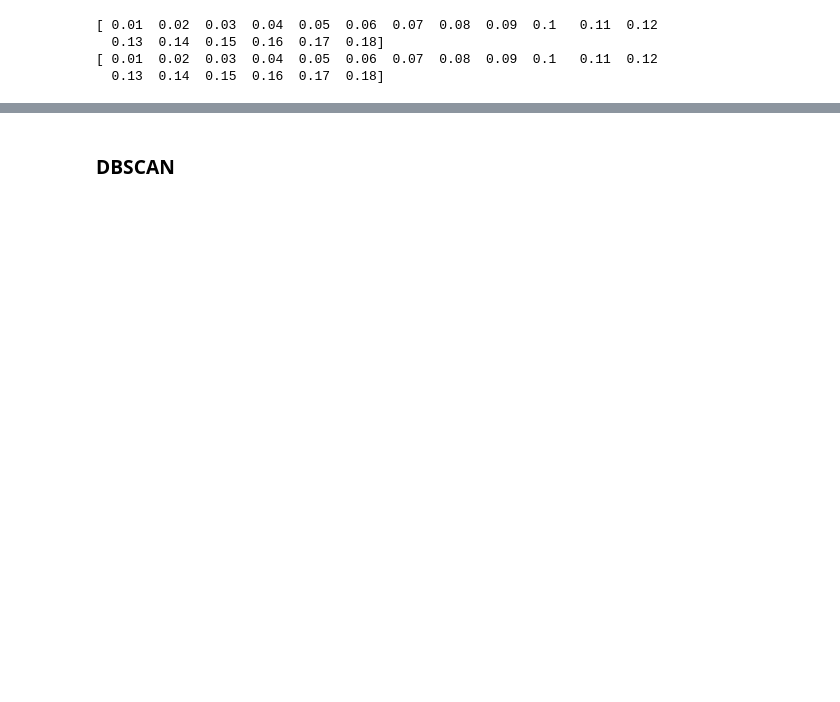
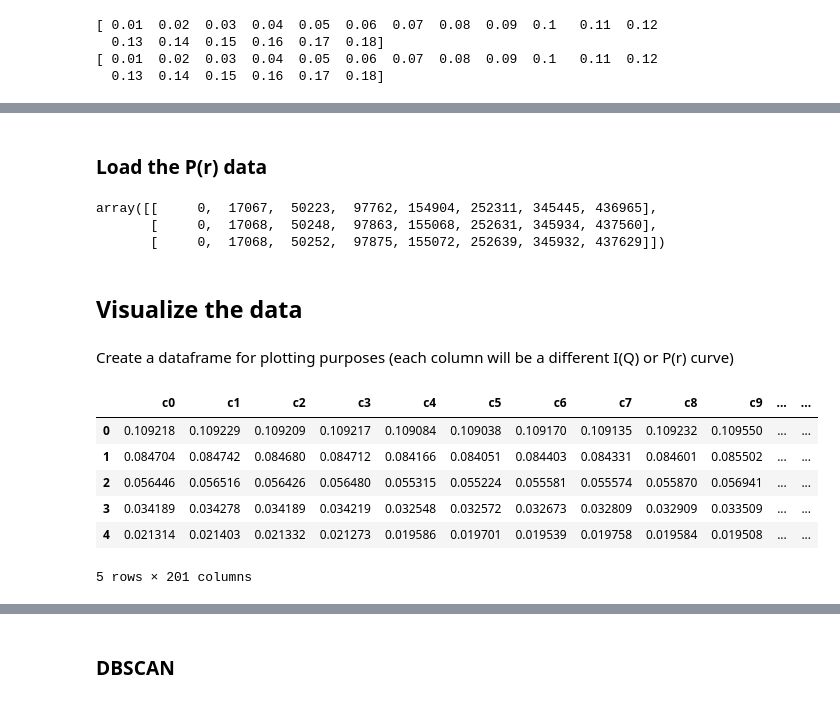
Before and after one commit to StevenCHowell/code_sas_modeling, a Jupyter notebook: notebooks/Exploring Data Clustering.ipynb, the cells around one changed output, grey strips where cells are left out. Saved outputs shown, nothing was run; the diff lists cells and outputs as text; code cells hidden in the pictures; blank space fills up the shorter version.

Commit message:
add P(r) clustering

```diff
--- a/notebooks/Exploring Data Clustering.ipynb
+++ b/notebooks/Exploring Data Clustering.ipynb
@@ -22,10 +41,10 @@ import numpy as np
 # %%
-sas_dir = 'sascalc'
+sas_dir = '/Users/schowell/scratch/mab_clustering/sascalc'
 saxs_dir = 'xray'
 sans_dir = 'neutron_D2Op_100'
 sas_ext = '*.iq'
-saxs_search = op.join(sas_dir, saxs_dir, sas_ext)
-sans_search = op.join(sas_dir, sans_dir, sas_ext)
+saxs_search = os.path.join(sas_dir, saxs_dir, sas_ext)
+sans_search = os.path.join(sas_dir, sans_dir, sas_ext)
 print(saxs_search)
 print(sans_search)
 # %% [output]
@@ -44,15 +77,20 @@ print(len(sans_files))
 # %%
 saxs_data = []
+
+# load in the first data set to setup the q-mask
 first_data = np.loadtxt(saxs_files[0])
-q_mask = first_data[:, 0] <= 0.18
+q_mask = first_data[:, 0] <= 0.18  # only use data up to 0.18 1/A
 first_data = first_data[q_mask]
-saxs_data.append(first_data[1:, 1])
+saxs_data.append(first_data[1:, 1])  # do not use I(0), it is the same for every dataset
+
+# load in the rest of the data
 for saxs_file in saxs_files[1:]:
     x_data = np.loadtxt(saxs_file)
     x_data = x_data[q_mask]
-    assert np.allclose(x_data[0, 1], first_data[0, 1]), 'ERROR: data not normalize'
+    assert np.allclose(x_data[0, 1], first_data[0, 1]), 'ERROR: data not normalized to I(0)'
     assert np.allclose(x_data[:, 0], first_data[:, 0]), 'ERROR: data not on same Q-grid'
     saxs_data.append(x_data[1:, 1])
+
 saxs_data = np.array(saxs_data)
 # %%
 sans_data = []
@@ -79,0 +129,2 @@ print(q_sans)
+# %% [markdown]
+### Load the P(r) data
@@ -79,0 +148,24 @@ print(q_sans)
+# %%
+pr_data[:3, :8]
+# %% [output]
+array([[     0,  17067,  50223,  97762, 154904, 252311, 345445, 436965],
+       [     0,  17068,  50248,  97863, 155068, 252631, 345934, 437560],
+       [     0,  17068,  50252,  97875, 155072, 252639, 345932, 437629]])
+# %% [markdown]
+## Visualize the data
+# %% [markdown]
+Create a dataframe for plotting purposes (each column will be a different I(Q) or P(r) curve)
+# %%
+saxs_df = pd.DataFrame(data=saxs_data.T)
+saxs_cols = ['c{}'.format(c) for c in saxs_df.columns]
+saxs_df.columns = saxs_cols
+saxs_df['q'] = q_saxs
+saxs_df.head()
+# %% [output]
+|  | c0 | c1 | c2 | c3 | c4 | c5 | c6 | c7 | c8 | c9 | ... | ... |
+| 0 | 0.109218 | 0.109229 | 0.109209 | 0.109217 | 0.109084 | 0.109038 | 0.109170 | 0.109135 | 0.109232 | 0.109550 | ... | ... |
+| 1 | 0.084704 | 0.084742 | 0.084680 | 0.084712 | 0.084166 | 0.084051 | 0.084403 | 0.084331 | 0.084601 | 0.085502 | ... | ... |
+| 2 | 0.056446 | 0.056516 | 0.056426 | 0.056480 | 0.055315 | 0.055224 | 0.055581 | 0.055574 | 0.055870 | 0.056941 | ... | ... |
+| 3 | 0.034189 | 0.034278 | 0.034189 | 0.034219 | 0.032548 | 0.032572 | 0.032673 | 0.032809 | 0.032909 | 0.033509 | ... | ... |
+| 4 | 0.021314 | 0.021403 | 0.021332 | 0.021273 | 0.019586 | 0.019701 | 0.019539 | 0.019758 | 0.019584 | 0.019508 | ... | ... |
+5 rows × 201 columns
```
Also changed, not shown: parts of 73 cells of this notebook.
